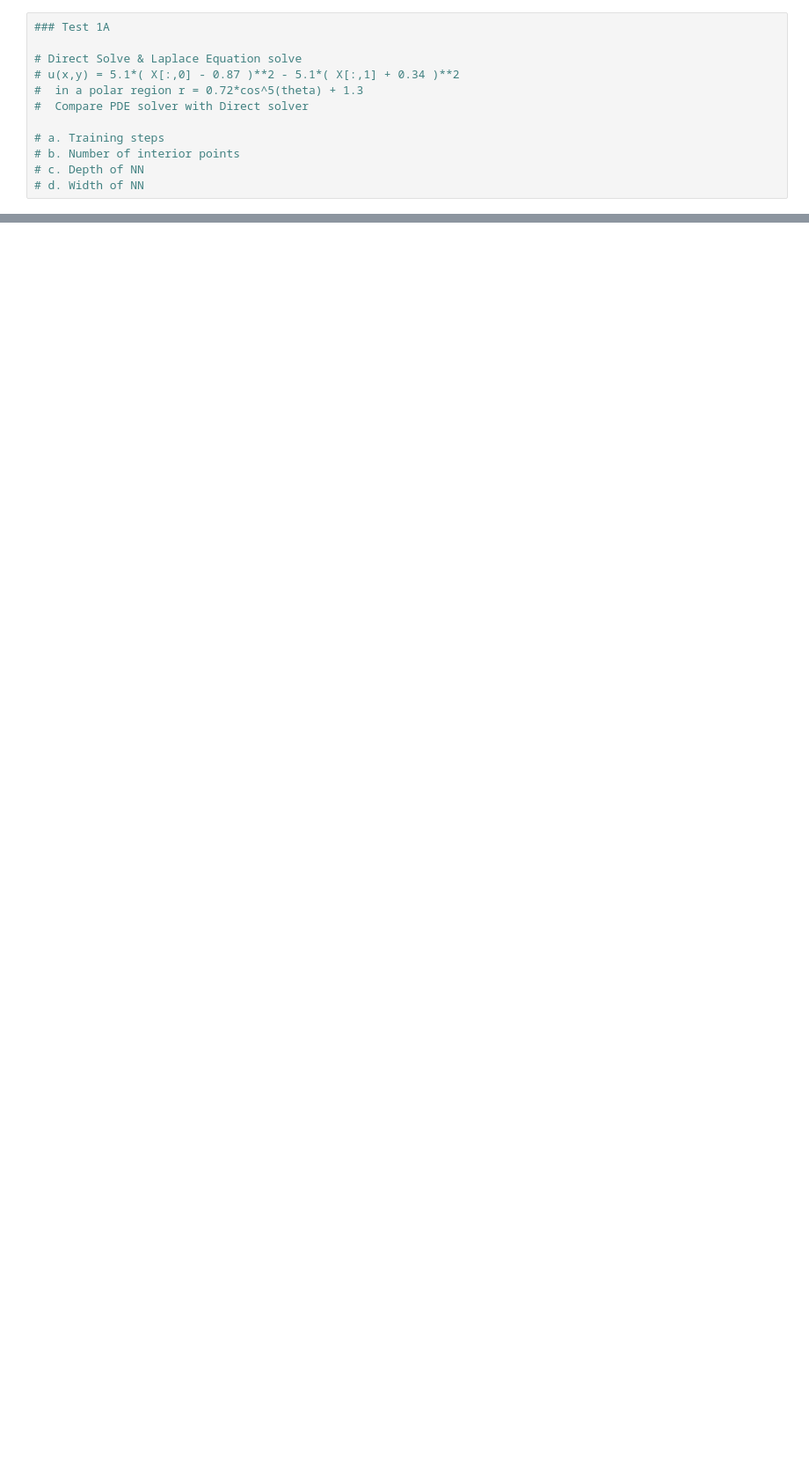
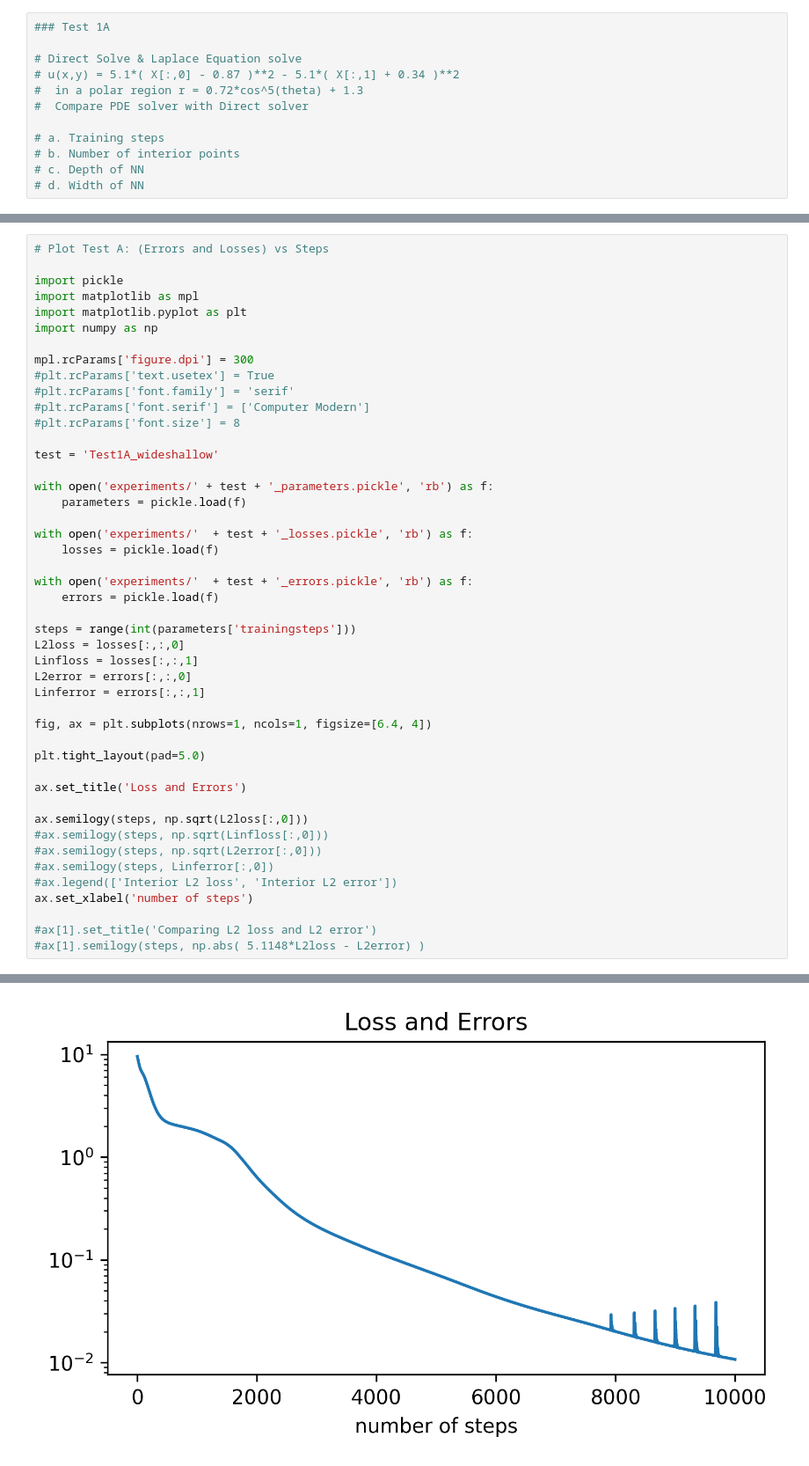
Before and after one commit to mskPark/DRLPDE, a Jupyter notebook: test_plot.ipynb, the cells around one changed output, grey strips where cells are left out. Shown at 88% size. Saved outputs shown, nothing was run; the diff lists cells and outputs as text; blank space fills up the shorter version.

```diff
--- a/test_plot.ipynb
+++ b/test_plot.ipynb
@@ -255,0 +255,47 @@ min(Linfloss)
+# %%
+# Plot Test A: (Errors and Losses) vs Steps
+
+import pickle
+import matplotlib as mpl
+import matplotlib.pyplot as plt
+import numpy as np
+
+mpl.rcParams['figure.dpi'] = 300
+#plt.rcParams['text.usetex'] = True
+#plt.rcParams['font.family'] = 'serif'
+#plt.rcParams['font.serif'] = ['Computer Modern']
+#plt.rcParams['font.size'] = 8
+
+test = 'Test1A_wideshallow'
+
+with open('experiments/' + test + '_parameters.pickle', 'rb') as f:
+    parameters = pickle.load(f)
+
+with open('experiments/'  + test + '_losses.pickle', 'rb') as f:
+    losses = pickle.load(f)
+
+with open('experiments/'  + test + '_errors.pickle', 'rb') as f:
+    errors = pickle.load(f)
+
+steps = range(int(parameters['trainingsteps']))
+L2loss = losses[:,:,0]
+Linfloss = losses[:,:,1]
+L2error = errors[:,:,0]
+Linferror = errors[:,:,1]
+
+fig, ax = plt.subplots(nrows=1, ncols=1, figsize=[6.4, 4])
+
+plt.tight_layout(pad=5.0)
+
+ax.set_title('Loss and Errors')
+
+ax.semilogy(steps, np.sqrt(L2loss[:,0]))
+#ax.semilogy(steps, np.sqrt(Linfloss[:,0]))
+#ax.semilogy(steps, np.sqrt(L2error[:,0]))
+#ax.semilogy(steps, Linferror[:,0])
+#ax.legend(['Interior L2 loss', 'Interior L2 error'])
+ax.set_xlabel('number of steps')
+
+#ax[1].set_title('Comparing L2 loss and L2 error')
+#ax[1].semilogy(steps, np.abs( 5.1148*L2loss - L2error) )
+# %% [output]
@@ -256,3 +303,4 @@ min(Linfloss)
+[figure, added]
 # %%
 # Plot Test B: (Final Errors and Losses) vs Number of Points
 
```
Also changed, not shown: parts of 5 cells of this notebook, 16 other files.
